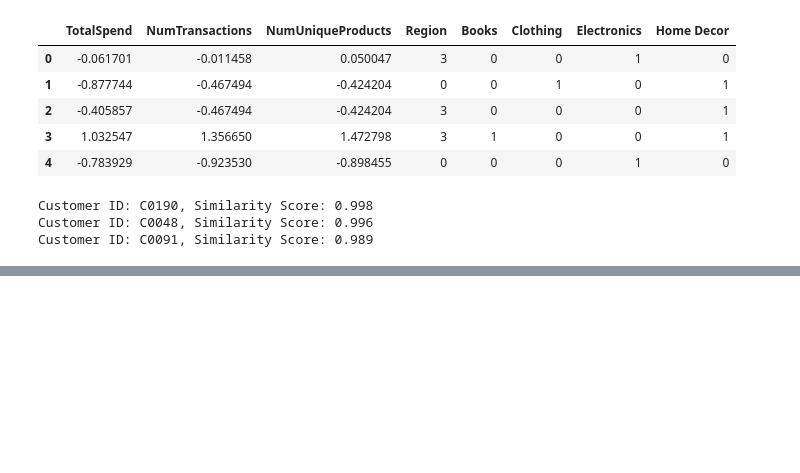
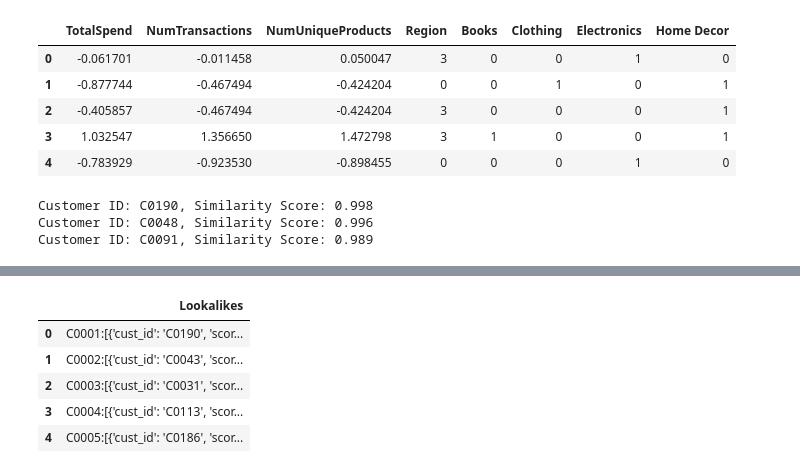
Before and after one commit to parth-verma7/zeotap, a Jupyter notebook: Parth_Verma_Lookalike.ipynb, the cells around one changed output, grey strips where cells are left out. Saved outputs shown, nothing was run; the diff lists cells and outputs as text; code cells hidden in the pictures; blank space fills up the shorter version.

```diff
--- a/Parth_Verma_Lookalike.ipynb
+++ b/Parth_Verma_Lookalike.ipynb
@@ -224,0 +261,9 @@ lookalike_df.to_csv('dataset/Lookalike.csv', index=False)
+# %%
+lookalike_df.head()
+# %% [output]
+|  | Lookalikes |
+| 0 | C0001:[{'cust_id': 'C0190', 'scor... |
+| 1 | C0002:[{'cust_id': 'C0043', 'scor... |
+| 2 | C0003:[{'cust_id': 'C0031', 'scor... |
+| 3 | C0004:[{'cust_id': 'C0113', 'scor... |
+| 4 | C0005:[{'cust_id': 'C0186', 'scor... |
```
Also changed, not shown: parts of 7 cells of this notebook, 6 other files.
